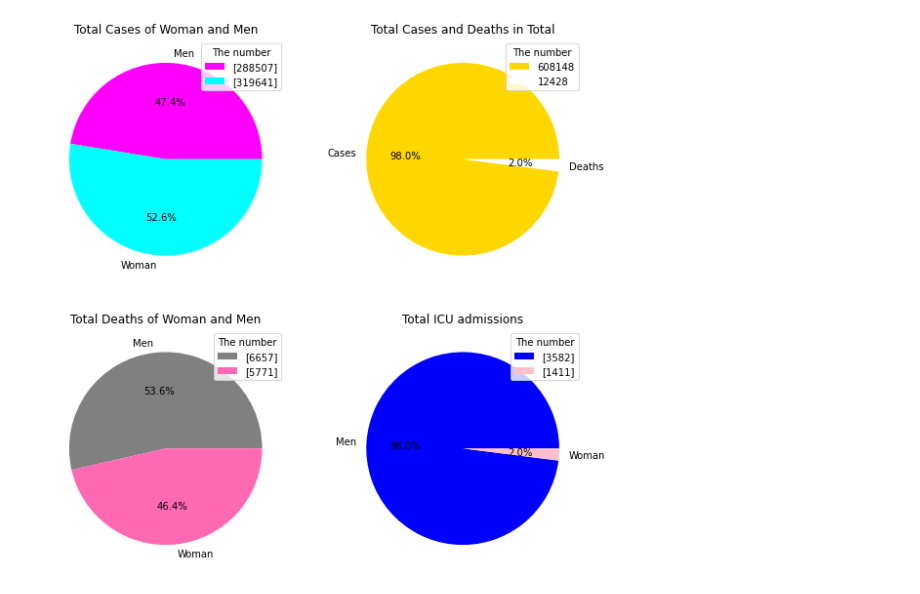
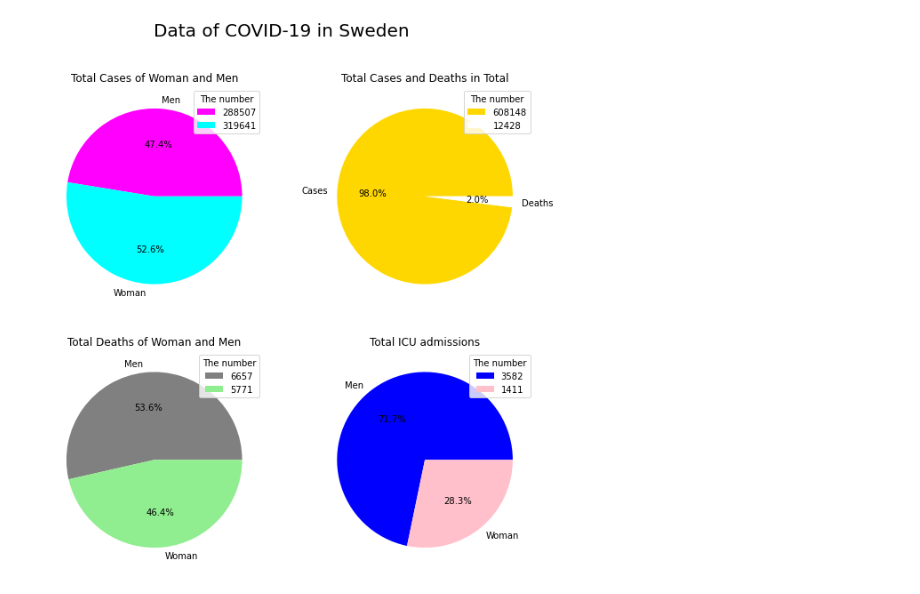
Before and after one commit to laullopes/Lauanda_Lopes_TE19C, a Jupyter notebook: Dataanalysprojekt/Data/kön.ipynb, the cells around one changed output. Drawn from its saved outputs; the diff is of its cells as text; code cells hidden in the pictures.

```diff
--- a/Dataanalysprojekt/Data/kön.ipynb
+++ b/Dataanalysprojekt/Data/kön.ipynb
@@ -1,52 +1,58 @@
 # %%
 import matplotlib.pyplot as plt
 import pandas as pd
 
+# Första datan jag började med var
 df = pd.read_csv("Gender_Data.csv")
 
-fig, axs = plt.subplots(2,2, figsize=(10,10)) # Det här behövs för att visa greferna i ett enda fönstret
+fig, axs = plt.subplots(2,2,figsize=(10,10)) # Det här behövs för att visa greferna i ett enda fönstret och storleken på den
+fig.suptitle("Data of COVID-19 in Sweden", fontsize=20) # Titel på fönstret
 
 # Antalet fall
-cases_Male =[df.iloc[0,1]] # med iloc kan man komma åt en specific rad och kolum
-cases_Female = [df.iloc[1,1]]
-Total_Cases = [cases_Male, cases_Female] # skapade en lista av antalet fallen för att sedan visualisera på en cirkeldiagram
+cases_Male =df.iloc[0,1] # med iloc kan man komma åt en specific rad och kolum
+cases_Female = df.iloc[1,1]
+Total_Cases = cases_Male, cases_Female # skapade en variabel av antalet båda fallen för att sedan visualisera på en cirkeldiagram
 labels = "Men", "Woman"
 
-axs[0,0].pie(Total_Cases, labels= labels, autopct='%1.1f%%', colors=["magenta", "cyan"])
-axs[0,0].legend(Total_Cases, title = "The number")
+# Första cirkeldiagram
+axs[0,0].pie(Total_Cases, labels= labels, autopct='%1.1f%%', colors=["magenta", "cyan"]) # med axs kan jag anger vart i fönstret vill jag placera min graf.
+axs[0,0].legend(Total_Cases, title = "The number") # information om antalet som står på ett lit
 axs[0,0].set_title("Total Cases of Woman and Men") # Titeln på grafen
 
 # Antalet döda
-deaths_Male =[df.iloc[0,3]]
-deaths_Female = [df.iloc[1,3]]
-Total_Deaths = [deaths_Male, deaths_Female]
+deaths_Male = df.iloc[0,3]
+deaths_Female = df.iloc[1,3]
+Total_Deaths = deaths_Male, deaths_Female
 
-axs[1,0].pie(Total_D, labels= labels, autopct='%1.1f%%', colors= ["grey", "hotpink"])
+# Andra cirkel diagram ner till vänster
+axs[1,0].pie(Total_Deaths, labels= labels, autopct='%1.1f%%', colors= ["grey", "lightgreen"])
 axs[1,0].legend(Total_Deaths, title = "The number")
 axs[1,0].set_title("Total Deaths of Woman and Men")
 
-# Summan av båda
+# Summan av fallen och döda
 summa_Cases = df["Total_Cases"].sum() # Summan av fallen från både kvinnor och män
-summa_Deaths = df["Total_Deaths"].sum()
-total = [summa_Cases, summa_Deaths]
+summa_Deaths = df["Total_Deaths"].sum() # Summan av antalet döda för män och kvinnor
+total = summa_Cases, summa_Deaths
 labels = "Cases", "Deaths"
 
-axs[0,1].pie(lista, labels= labels, autopct='%1.1f%%', colors= ["gold", "white"])
+# Tredje cirkeldiagram upp till höger
+axs[0,1].pie(total, labels= labels, autopct='%1.1f%%', colors= ["gold", "white"])
 axs[0,1].set_title("Total Cases and Deaths in Total")
 axs[0,1].legend(total, title = "The number")
 
 # Antalet intesivvårdnade
-icu_Male = [df.iloc[0,2]]
-icu_Female = [df.iloc[1,2]]
-Total_ICU = [icu_Male, icu_Female]
+icu_Male = df.iloc[0,2]
+icu_Female = df.iloc[1,2]
+Total_ICU = icu_Male, icu_Female
 labels = "Men", "Woman"
 
-axs[1,1].pie(lista, labels= labels, autopct='%1.1f%%', colors= ["blue", "pink"])
+# Fjärde och sista cirkeldiagram ner till höger
+axs[1,1].pie(Total_ICU, labels= labels, autopct='%1.1f%%', colors= ["blue", "pink"])
 axs[1,1].set_title("Total ICU admissions")
 axs[1,1].legend(Total_ICU, title = "The number")
 
-plt.show()
+plt.show() # Visar alla grafer
 # %% [output]
-[figure, old version]
+[figure, new version]
 # %%
 # PLOTLY
```
Also changed, not shown: 1 other file.
